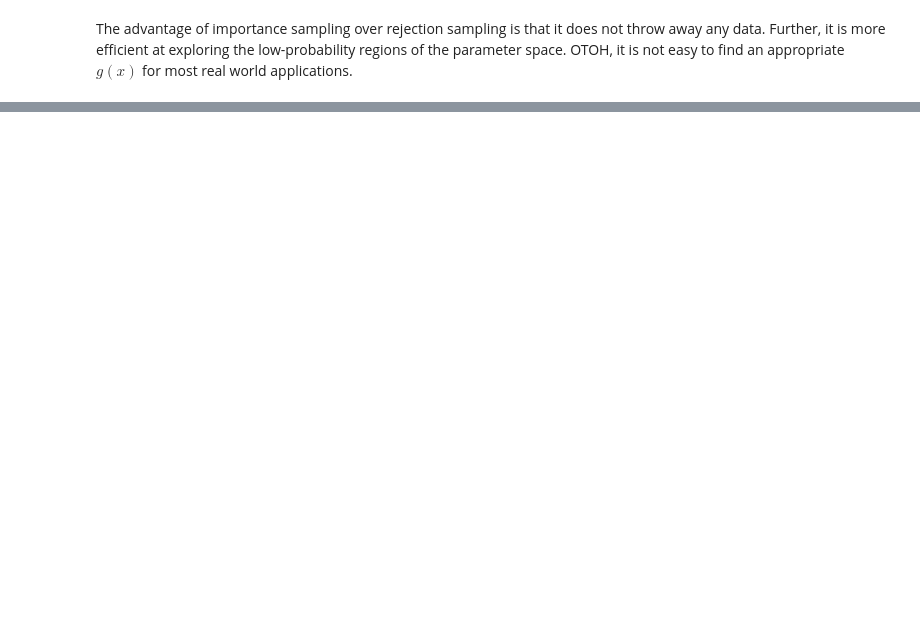
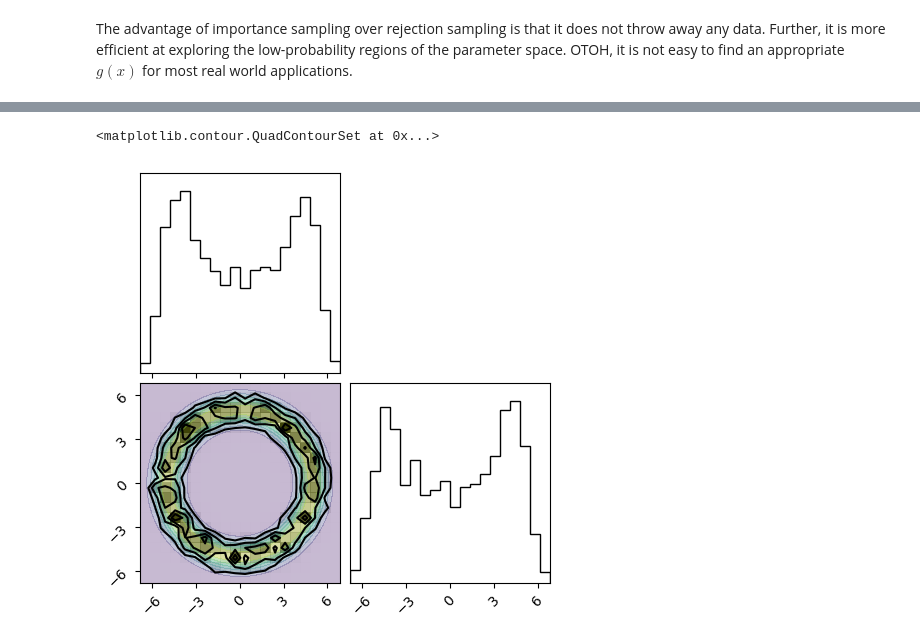
Before and after one commit to abhisrkckl/MCMC_Notes, a Jupyter notebook: 4 - Importance sampling.ipynb, the cells around one changed output, grey strips where cells are left out. Drawn from its saved outputs; the diff is of its cells as text; code cells hidden in the pictures; blank space fills up the shorter version.

```diff
--- a/4 - Importance sampling.ipynb
+++ b/4 - Importance sampling.ipynb
@@ -72,0 +82,26 @@ The advantage of importance sampling over rejection sampling is that it does not
+# %%
+def g1(x):
+    # Normal distribution with sigma=1/2xs1
+    return np.exp(sum(-x**2)/2/25) / np.sqrt(2*np.pi*25)
+# %%
+def sample1(N):
+    samples = []
+    weights = []
+    for i in range(N):
+        x = np.random.randn(2) * 5 # Draw from g(x)
+        w = fprime1(x) / g1(x)
+        samples.append(x)
+        weights.append(w)
+    return np.array(samples), np.array(weights)
+# %%
+xs1, ws1 = sample1(10000)
+# %%
+import corner
+
+fig = corner.corner(xs1, weights=ws1, range=[0.999]*2, plot_datapoints=False)
+
+plt.subplot(223)
+plt.contourf(x, y, z, alpha=0.3)
+# %% [output]
+<matplotlib.contour.QuadContourSet at 0x...>
+[figure, added]
```
Also changed, not shown: parts of 5 cells of this notebook.
